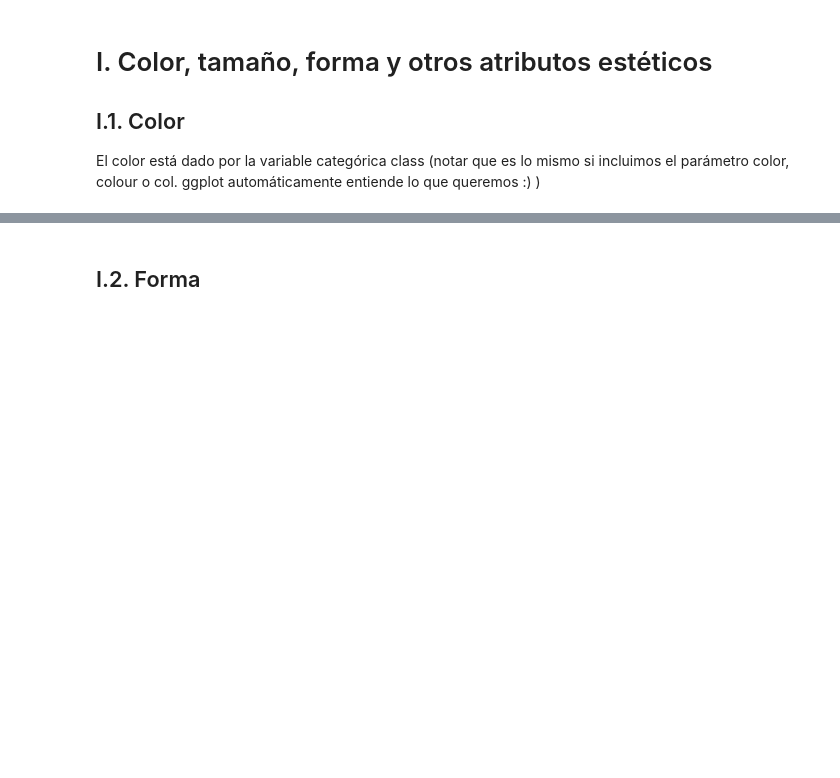
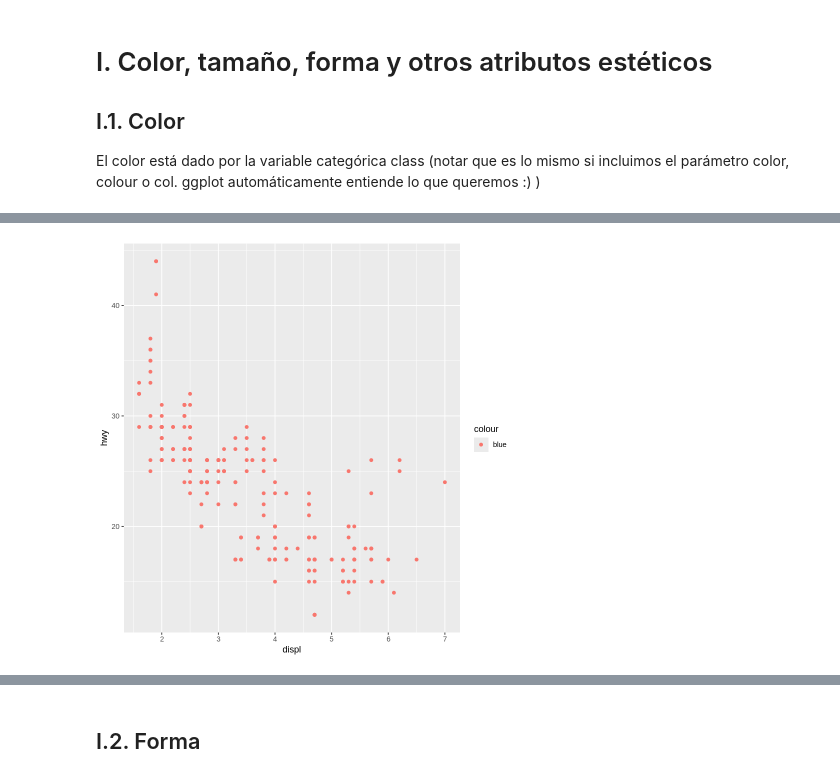
Before and after one commit to majorquev/DBDC_202409_Programacion_en_R_para_ciencia_de_datos, a Jupyter notebook: Clases/C4/02_Visualizaciones_ggplot.ipynb, the cells around one changed output, grey strips where cells are left out. Saved outputs shown, nothing was run; the diff lists cells and outputs as text; code cells hidden in the pictures; blank space fills up the shorter version.

```diff
--- a/Clases/C4/02_Visualizaciones_ggplot.ipynb
+++ b/Clases/C4/02_Visualizaciones_ggplot.ipynb
@@ -54,2 +99,8 @@ El color está dado por la variable categórica class (notar que es lo mismo si
 # %%
-#y si queremos color azul?
+# y si queremos color azul?
+mpg %>%
+    ggplot() +
+    aes(x = displ, y = hwy, color = "blue") +
+    geom_point()
+# %% [output]
+[figure, added]
```
Also changed, not shown: parts of 14 cells of this notebook.
